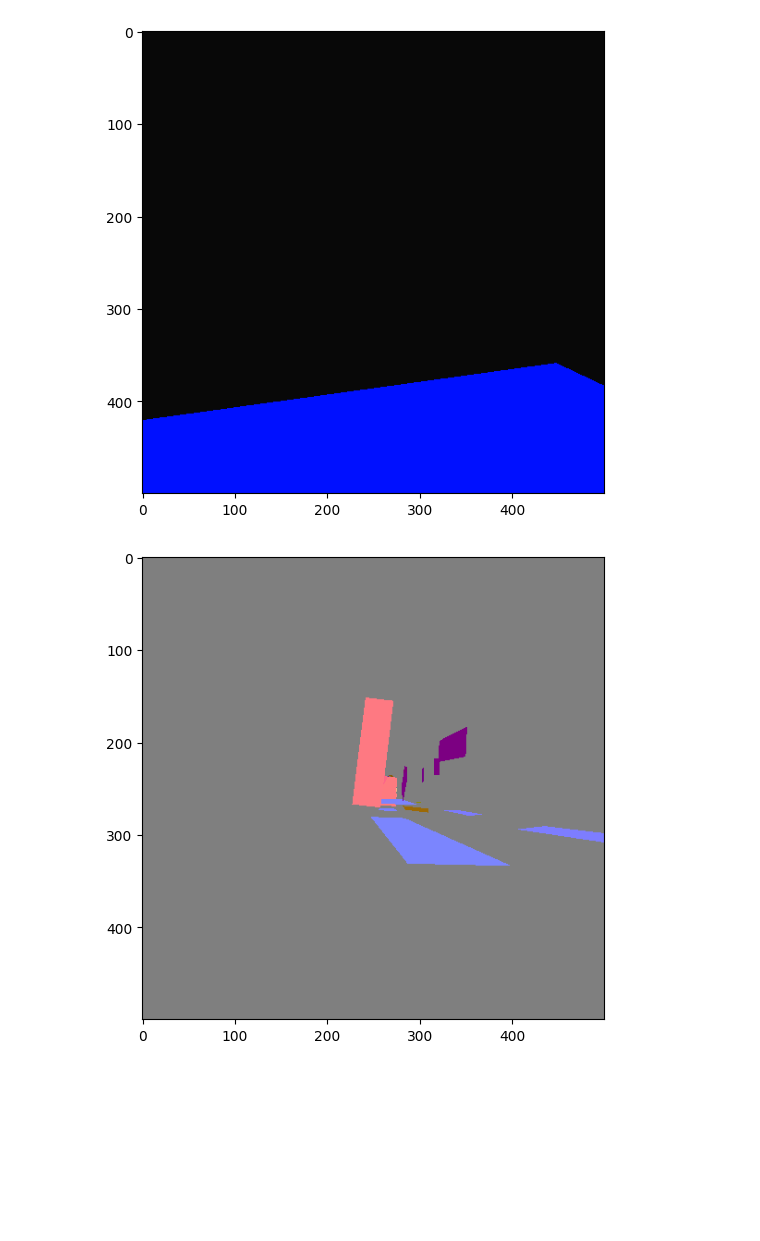
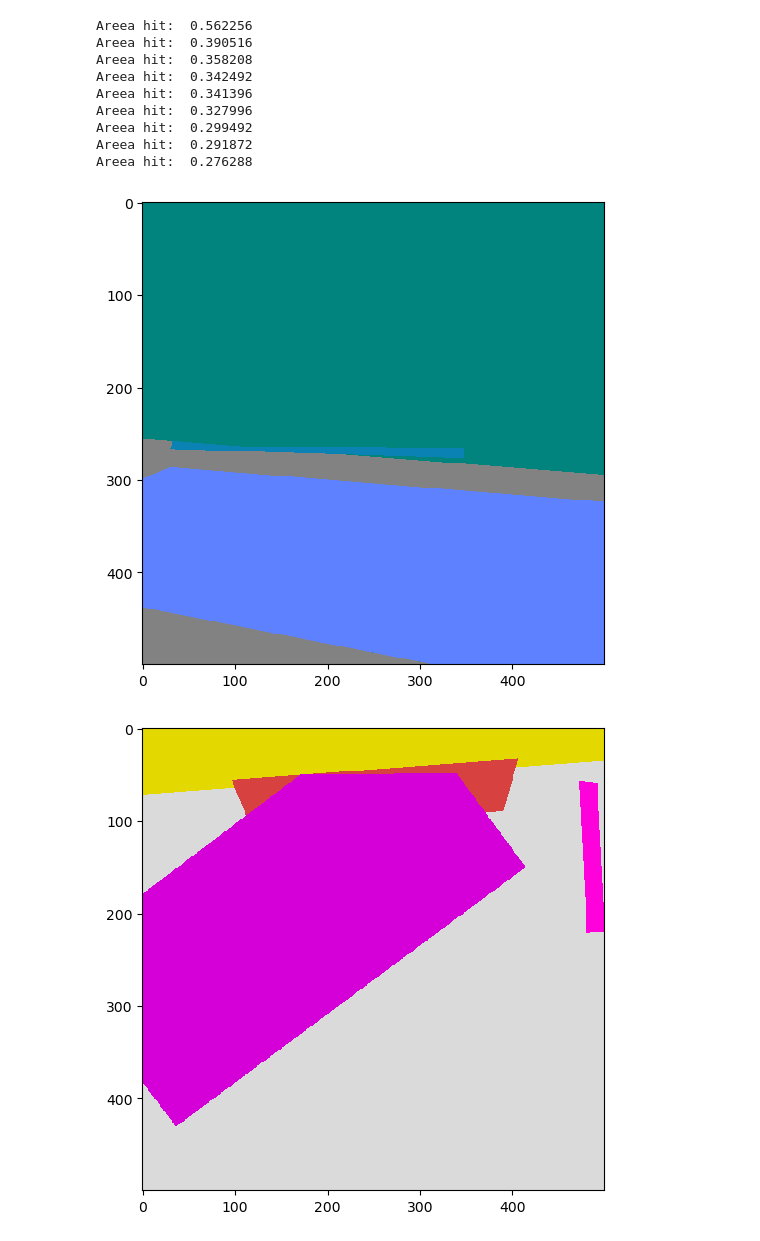
Before and after one commit to maxpape/project_mapping, a Jupyter notebook: nbv/ray_casting.ipynb, the cells around one changed output. Cells and saved outputs as stored; diff of their text form; code cells hidden in the pictures; blank space fills up the shorter version.

```diff
--- a/nbv/ray_casting.ipynb
+++ b/nbv/ray_casting.ipynb
@@ -18,6 +15,6 @@ Jupyter environment detected. Enabling Open3D WebVisualizer.
 # %%
 #load pcd file, filter, downsample
-pcdn = o3d.io.read_point_cloud("corridor_ground_align.pcd")
+pcdn = o3d.io.read_point_cloud("final_cropped_ground_align.pcd")
 pcdn.estimate_normals()
 cl, ind = pcdn.remove_statistical_outlier(nb_neighbors=20,
                                                     std_ratio=0.8)
@@ -394,15 +391,25 @@ visualize_3d_vectors(vec1 ,vec2)
 # %%
-for i in range(0,10):
-    best_pos = ranked_views2[i][1]
-    best_orientation = ranked_views2[i][2]
-    best_ans = ranked_views2[i][3]
+for i in range(1,10):
+    print("Areea hit: " , ranked_views2[-i][0])
+    best_pos = ranked_views2[-i][1]
+    best_orientation = ranked_views2[-i][2]
+    best_ans = ranked_views2[-i][3]
 
     normals = best_ans['primitive_normals'].numpy()
     #normals = np.abs(best_ans['primitive_normals'].numpy())
     hits = best_ans['t_hit'].numpy()
     normals_interp = np.interp(normals, (normals.min(), normals.max()), (0, 1))
     plt.figure(figsize=(10,6))
     plt.imshow(normals_interp)
 # %% [output]
+Areea hit:  0.562256
+Areea hit:  0.390516
+Areea hit:  0.358208
+Areea hit:  0.342492
+Areea hit:  0.341396
+Areea hit:  0.327996
+Areea hit:  0.299492
+Areea hit:  0.291872
+Areea hit:  0.276288
-[figure, old version]
+[figure, new version]
-[figure, old version]
+[figure, new version]
```
Also changed, not shown: parts of 9 cells of this notebook, 4 other files.
